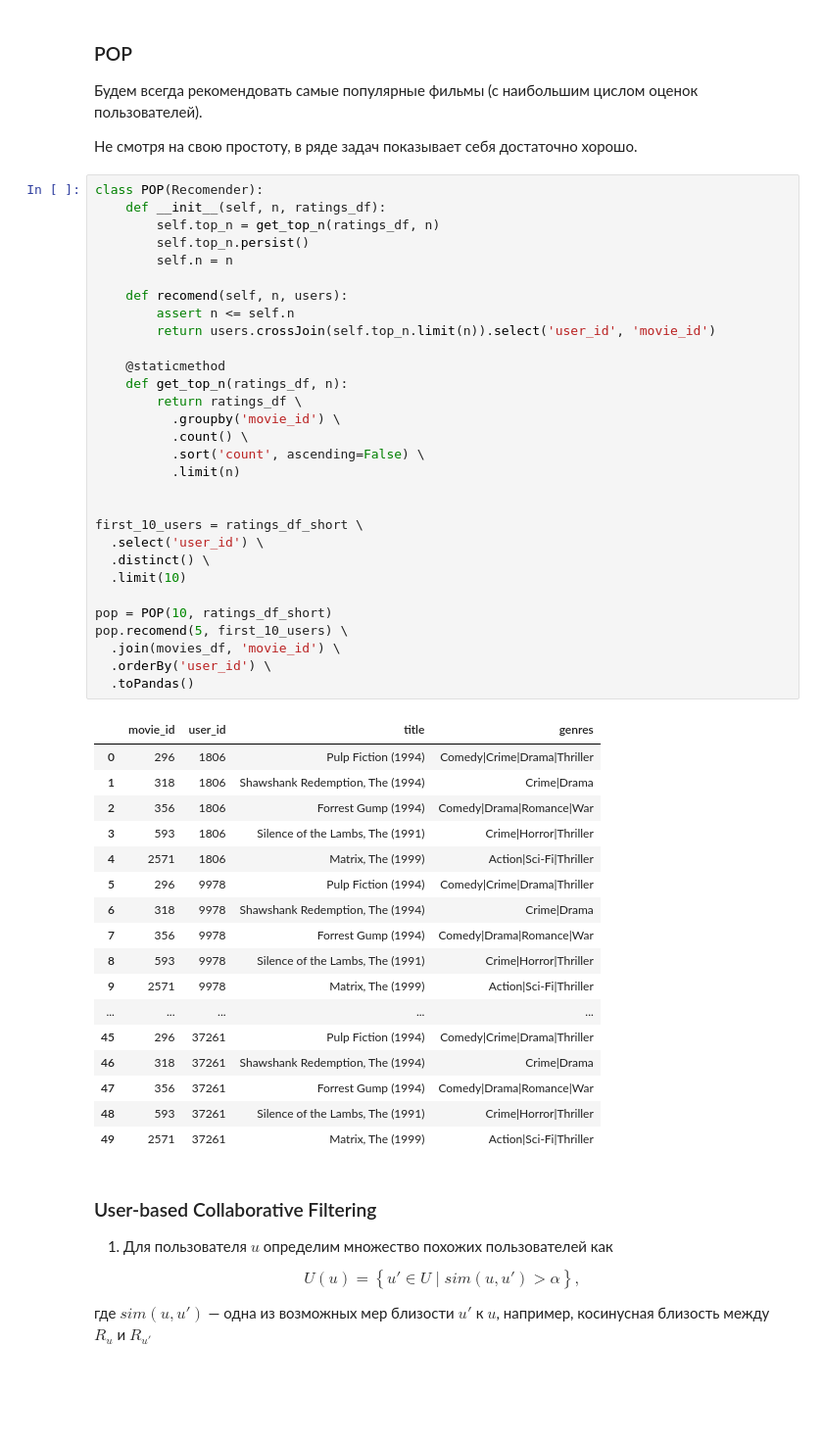
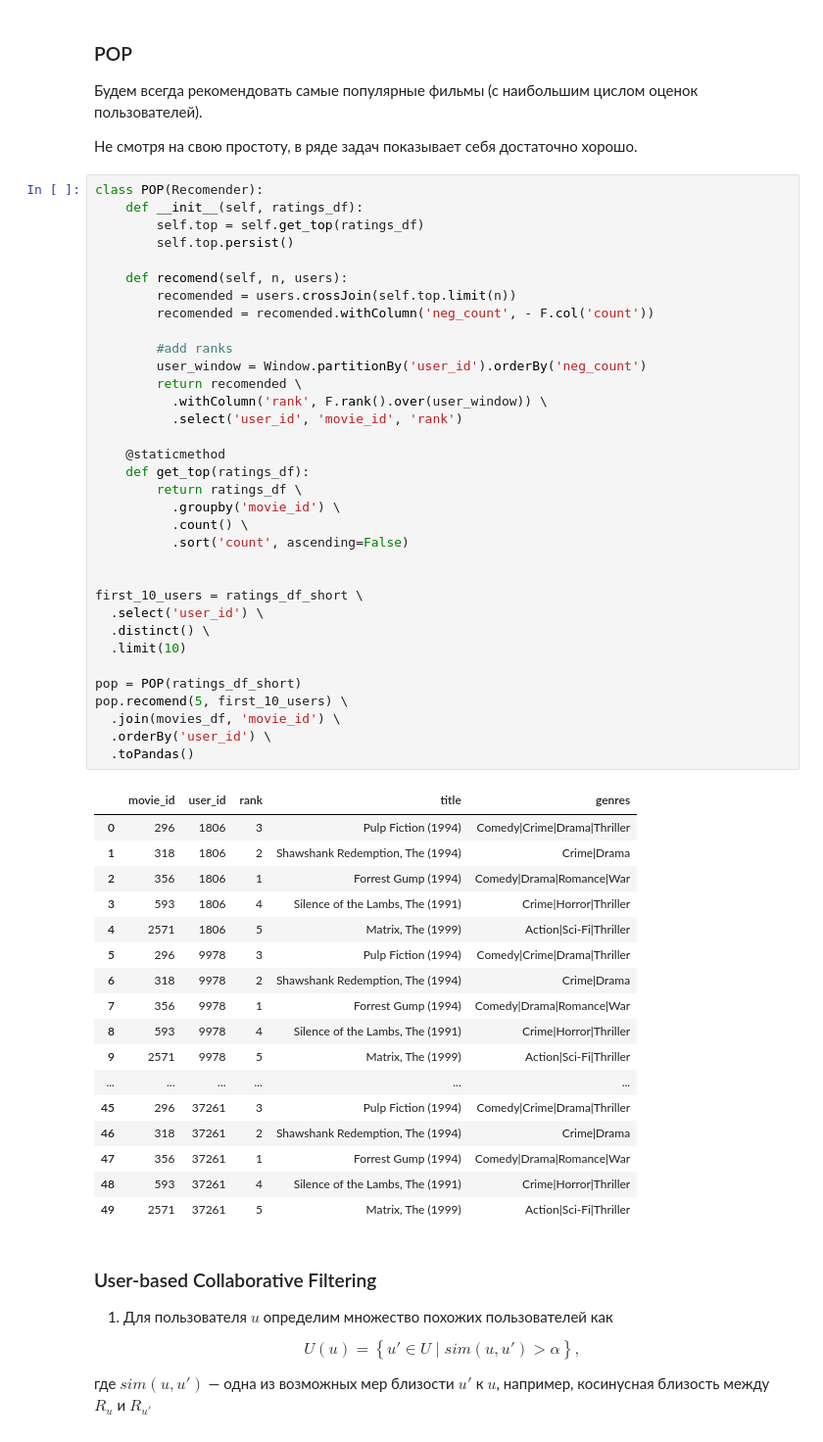
Before and after one commit to maxkvant/MLBD, a Jupyter notebook: spark_sql/notebooks/spark_sql_examples.ipynb, the cells around one changed output. Shown at 98% size. Drawn from its saved outputs; the diff is of its cells as text; blank space fills up the shorter version.

```diff
--- a/spark_sql/notebooks/spark_sql_examples.ipynb
+++ b/spark_sql/notebooks/spark_sql_examples.ipynb
@@ -525,52 +527,56 @@ class Recomender:
 Не смотря на свою простоту, в ряде задач показывает себя достаточно хорошо.
 # %%
 class POP(Recomender):
-    def __init__(self, n, ratings_df):
-        self.top_n = get_top_n(ratings_df, n)
-        self.top_n.persist()
-        self.n = n
+    def __init__(self, ratings_df):
+        self.top = self.get_top(ratings_df)
+        self.top.persist()
 
     def recomend(self, n, users):
-        assert n <= self.n
-        return users.crossJoin(self.top_n.limit(n)).select('user_id', 'movie_id')
+        recomended = users.crossJoin(self.top.limit(n))
+        recomended = recomended.withColumn('neg_count', - F.col('count'))
+
+        #add ranks
+        user_window = Window.partitionBy('user_id').orderBy('neg_count')
+        return recomended \
+          .withColumn('rank', F.rank().over(user_window)) \
+          .select('user_id', 'movie_id', 'rank')
 
     @staticmethod
-    def get_top_n(ratings_df, n):
+    def get_top(ratings_df):
         return ratings_df \
           .groupby('movie_id') \
           .count() \
-          .sort('count', ascending=False) \
-          .limit(n)
+          .sort('count', ascending=False)
 
 
 first_10_users = ratings_df_short \
   .select('user_id') \
   .distinct() \
   .limit(10)
 
-pop = POP(10, ratings_df_short)
+pop = POP(ratings_df_short)
 pop.recomend(5, first_10_users) \
   .join(movies_df, 'movie_id') \
   .orderBy('user_id') \
   .toPandas()
 # %% [output]
-|  | movie_id | user_id | title | genres |
-| 0 | 296 | 1806 | Pulp Fiction (1994) | Comedy|Crime|Drama|Thriller |
-| 1 | 318 | 1806 | Shawshank Redemption, The (1994) | Crime|Drama |
-| 2 | 356 | 1806 | Forrest Gump (1994) | Comedy|Drama|Romance|War |
-| 3 | 593 | 1806 | Silence of the Lambs, The (1991) | Crime|Horror|Thriller |
-| 4 | 2571 | 1806 | Matrix, The (1999) | Action|Sci-Fi|Thriller |
-| 5 | 296 | 9978 | Pulp Fiction (1994) | Comedy|Crime|Drama|Thriller |
-| 6 | 318 | 9978 | Shawshank Redemption, The (1994) | Crime|Drama |
-| 7 | 356 | 9978 | Forrest Gump (1994) | Comedy|Drama|Romance|War |
-| 8 | 593 | 9978 | Silence of the Lambs, The (1991) | Crime|Horror|Thriller |
-| 9 | 2571 | 9978 | Matrix, The (1999) | Action|Sci-Fi|Thriller |
-| ... | ... | ... | ... | ... |
-| 45 | 296 | 37261 | Pulp Fiction (1994) | Comedy|Crime|Drama|Thriller |
-| 46 | 318 | 37261 | Shawshank Redemption, The (1994) | Crime|Drama |
-| 47 | 356 | 37261 | Forrest Gump (1994) | Comedy|Drama|Romance|War |
-| 48 | 593 | 37261 | Silence of the Lambs, The (1991) | Crime|Horror|Thriller |
-| 49 | 2571 | 37261 | Matrix, The (1999) | Action|Sci-Fi|Thriller |
+|  | movie_id | user_id | rank | title | genres |
+| 0 | 296 | 1806 | 3 | Pulp Fiction (1994) | Comedy|Crime|Drama|Thriller |
+| 1 | 318 | 1806 | 2 | Shawshank Redemption, The (1994) | Crime|Drama |
+| 2 | 356 | 1806 | 1 | Forrest Gump (1994) | Comedy|Drama|Romance|War |
+| 3 | 593 | 1806 | 4 | Silence of the Lambs, The (1991) | Crime|Horror|Thriller |
+| 4 | 2571 | 1806 | 5 | Matrix, The (1999) | Action|Sci-Fi|Thriller |
+| 5 | 296 | 9978 | 3 | Pulp Fiction (1994) | Comedy|Crime|Drama|Thriller |
+| 6 | 318 | 9978 | 2 | Shawshank Redemption, The (1994) | Crime|Drama |
+| 7 | 356 | 9978 | 1 | Forrest Gump (1994) | Comedy|Drama|Romance|War |
+| 8 | 593 | 9978 | 4 | Silence of the Lambs, The (1991) | Crime|Horror|Thriller |
+| 9 | 2571 | 9978 | 5 | Matrix, The (1999) | Action|Sci-Fi|Thriller |
+| ... | ... | ... | ... | ... | ... |
+| 45 | 296 | 37261 | 3 | Pulp Fiction (1994) | Comedy|Crime|Drama|Thriller |
+| 46 | 318 | 37261 | 2 | Shawshank Redemption, The (1994) | Crime|Drama |
+| 47 | 356 | 37261 | 1 | Forrest Gump (1994) | Comedy|Drama|Romance|War |
+| 48 | 593 | 37261 | 4 | Silence of the Lambs, The (1991) | Crime|Horror|Thriller |
+| 49 | 2571 | 37261 | 5 | Matrix, The (1999) | Action|Sci-Fi|Thriller |
 # %% [markdown]
 ### User-based Collaborative Filtering
 
```
Also changed, not shown: parts of 10 cells of this notebook.
